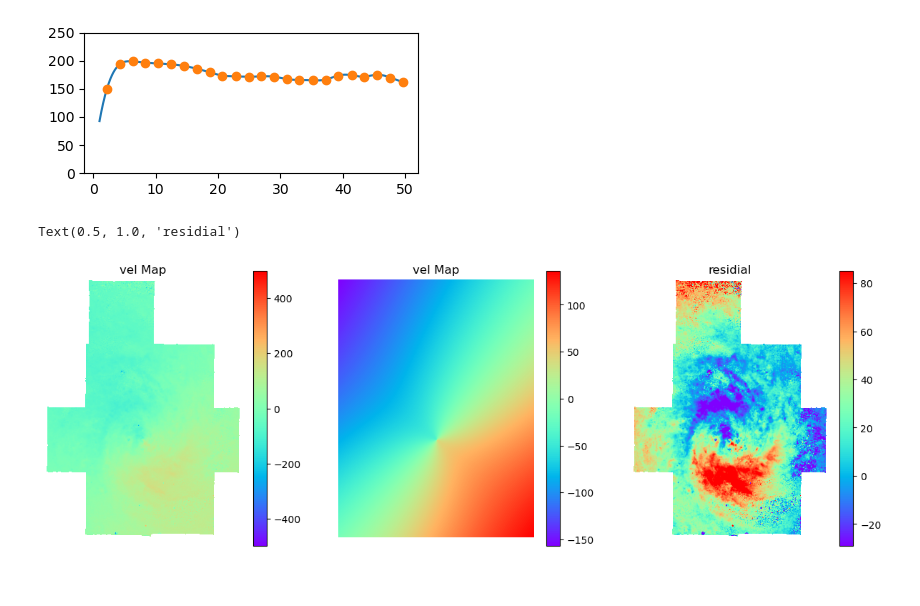
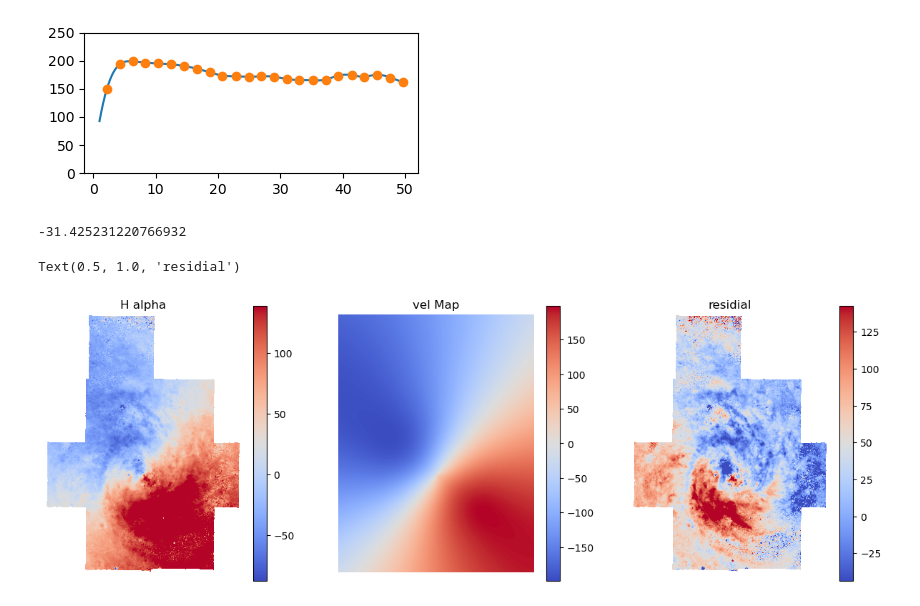
Before and after one commit to Polina-Kochergina/velocity_gradients, a Jupyter notebook: vel_grad.ipynb, the cells around one changed output. Saved outputs shown, nothing was run; the diff lists cells and outputs as text; code cells hidden in the pictures.

```diff
--- a/vel_grad.ipynb
+++ b/vel_grad.ipynb
@@ -240,7 +223,7 @@ print(i0, j0)
 for i in range(wcs_coord.shape[0]):
     for j in range(wcs_coord.shape[1]):
         # distance_map[i, j] = np.sqrt(wcs_coord[i, j, 0]**2 + wcs_coord[i, j, 1]**2)
-        distance_map[i, j] = np.sqrt((i-i0)**2 + (j-j0)**2)
+        distance_map_pix[i, j] = np.sqrt((i-i0)**2 + (j-j0)**2)
 # %%
 print(wcs_coord[500, 500,:])
 # %% [output]
@@ -319,7 +302,9 @@ plt.colorbar(label="Angle (degrees)")
 plt.axis("off")
 plt.title("Angle Map")
 
-distance_map = dist*np.tan(distance_map*5.55555*10**(-5)*np.pi/180)
+dist = 20.3 * 1000
+distance_map = dist*np.tan(np.radians(distance_map_pix*hdu.header["CD2_2"]))
+# distance_map = dist*distance_map_pix*np.tan(hdu.header["CD2_2"]*np.pi/180)
 plt.subplot(132)
 im = plt.imshow(distance_map, origin="lower", cmap="rainbow")
 plt.scatter(hdu.header["CRPIX1"], hdu.header["CRPIX2"])
@@ -329,11 +314,12 @@ plt.axis("off")
 plt.title("Radii Map (Kpc)")
 
 plt.subplot(133)
+norm = simple_norm(hdu.data, "linear", percent=95)
 im = plt.imshow(hdu.data, origin="lower", cmap="rainbow", norm = norm)
-plt.scatter(hdu.header["CRPIX1"], hdu.header["CRPIX2"])
+# plt.scatter(hdu.header["CRPIX1"], hdu.header["CRPIX2"])
 plt.colorbar(im)
 plt.axis("off")
-plt.title(r"H_{\alpha}")
+plt.title(r"H_alpha")
 plt.show()
 # %% [output]
 (1187, 898)
@@ -404,40 +390,48 @@ plt.tight_layout()
 plt.show()
 # %% [output]
 [figure]
+# %%
+print(hdu.data[int(hdu.header["CRPIX1"]),int(hdu.header["CRPIX2"])])
+
+v_0 = hdu.data[int(hdu.header["CRPIX1"]),int(hdu.header["CRPIX2"])]
+# %% [output]
+-31.425231220766932
 # %%
 model_vel_map = np.empty(angle_map.shape)
+model_vel_map_1 = np.empty(angle_map.shape)
 incl = 31
 for i in range(model_vel_map.shape[0]):
     for j in range(model_vel_map.shape[1]):
         # print(f"spline = {spl(distance_map[i, j])}")
-        model_vel_map[i, j] = spl(distance_map[i, j]/60)/np.sin(np.radians(incl))*np.cos(np.radians(angle_map[i, j]))
+        model_vel_map[i, j] = spl(distance_map[i, j])/np.sin(np.radians(incl))*np.cos(np.radians(angle_map[i, j]))
+        model_vel_map_1[i, j] = spl(distance_map[i, j])*np.cos(np.radians(angle_map[i, j]))
 # %%
 # Plot the model map
 plt.figure(figsize=[15, 5])
 plt.subplot(131)
 # fig.add_subplot(121, projection=wcs)
-norm=simple_norm(dataHa, "log", percent=95)
-plt.imshow(dataHa, cmap='rainbow', origin='lower')
+norm=simple_norm(dataHa, "linear", percent=95)
+plt.imshow(dataHa-v_0, cmap='coolwarm', origin='lower', norm=norm)
 plt.colorbar()
 plt.axis("off")
-plt.title("vel Map")
+plt.title("H alpha")
 
 plt.subplot(132)
 # fig.add_subplot(121, projection=wcs)
-plt.imshow(model_vel_map, cmap='rainbow', origin='lower')
+plt.imshow(model_vel_map_1, cmap='coolwarm', origin='lower')
 plt.colorbar()
 plt.axis("off")
 plt.title("vel Map")
 
 
 plt.subplot(133)
 # fig.add_subplot(121, projection=wcs)
-resid = dataHa - model_vel_map
+resid = dataHa/np.sin(np.radians(incl)) - model_vel_map_1
 norm = simple_norm(resid, "linear", percent=95)
-plt.imshow(resid, cmap='rainbow', origin='lower', norm = norm)
+plt.imshow(resid, cmap='coolwarm', origin='lower', norm = norm)
 plt.colorbar()
 plt.axis("off")
 plt.title("residial")
 # %% [output]
 Text(0.5, 1.0, 'residial')
-[figure, old version]
+[figure, new version]
```
Also changed, not shown: parts of 38 cells of this notebook.
